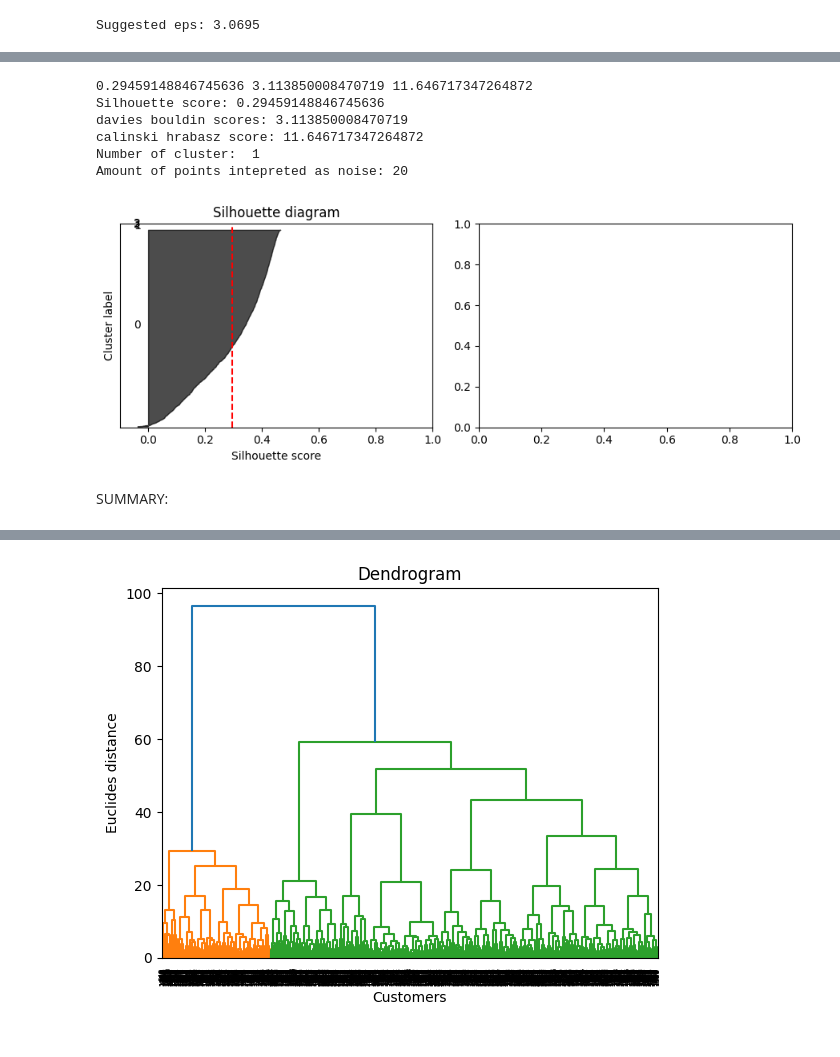
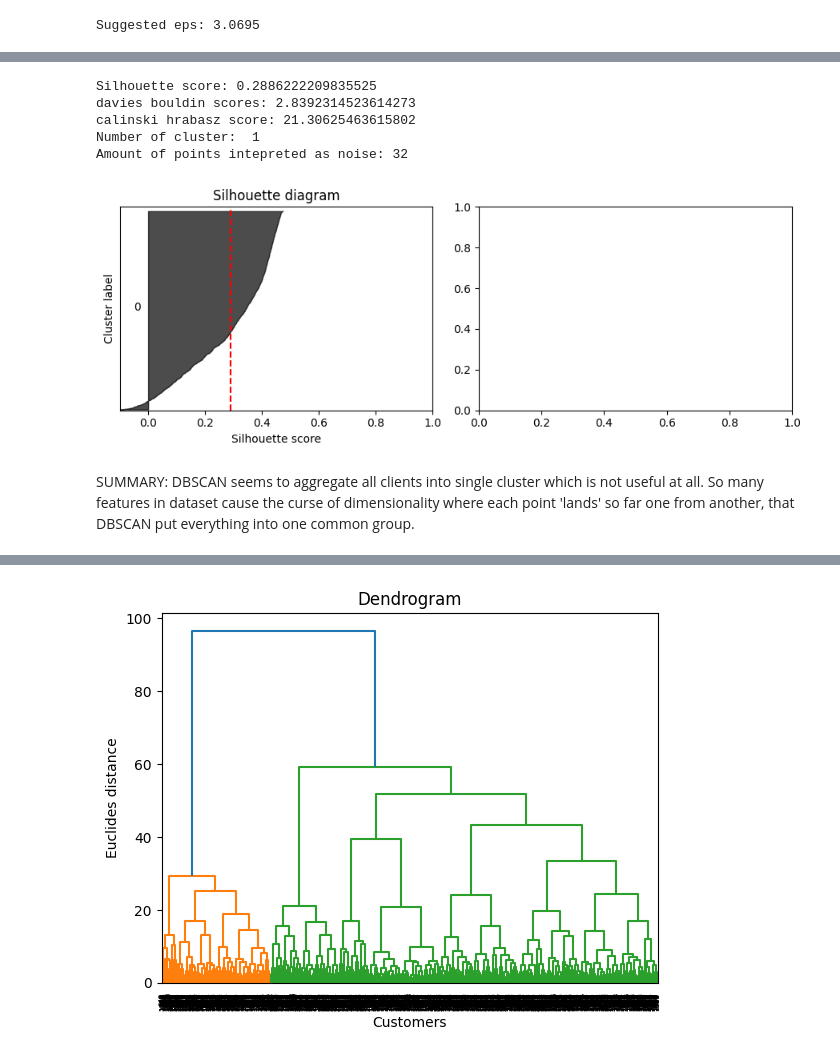
Before and after one commit to jancewicz/PJATK---Artificial-Intelligence-Postgraduate-Studies-, a Jupyter notebook: scikit-learn/pawel_jancewicz_pr7_2026/marketing_campaign/marketing_campaign.ipynb, the cells around one changed output, grey strips where cells are left out. Drawn from its saved outputs; the diff is of its cells as text; code cells hidden in the pictures.

```diff
--- a/scikit-learn/pawel_jancewicz_pr7_2026/marketing_campaign/marketing_campaign.ipynb
+++ b/scikit-learn/pawel_jancewicz_pr7_2026/marketing_campaign/marketing_campaign.ipynb
@@ -545,36 +543,34 @@ find_db_scan_hp(X_scaled=X_scaled, lower_bound=2.0, suggested_eps=distances[kl.e
 # %%
-labels = DBSCAN(min_samples=7, eps=3.10).fit_predict(X_scaled)
+labels = DBSCAN(min_samples=7, eps=3).fit_predict(X_scaled)
 
 ss = silhouette_score(X_scaled, labels)
 db = davies_bouldin_score(X_scaled, labels)
 ch = calinski_harabasz_score(X_scaled, labels)
 n_clusters = len(set(labels)) - (1 if -1 in labels else 0)
 
-print(ss, db, ch)
 print(f"Silhouette score: {ss}")
 print(f"davies bouldin scores: {db}")
 print(f"calinski hrabasz score: {ch}")
 
 print("Number of cluster: ", n_clusters)
 noise_points = np.sum(labels == -1)
 print(f"Amount of points intepreted as noise: {noise_points}")
 
 get_sillhouette_diagram(
     X=X_scaled,
     labels=labels,
-    n_clusters=4,
+    n_clusters=n_clusters,
     show_scatter=False,
 )
 # %% [output]
-0.29459148846745636 3.113850008470719 11.646717347264872
-Silhouette score: 0.29459148846745636
-davies bouldin scores: 3.113850008470719
-calinski hrabasz score: 11.646717347264872
+Silhouette score: 0.2886222209835525
+davies bouldin scores: 2.8392314523614273
+calinski hrabasz score: 21.30625463615802
 Number of cluster:  1
-Amount of points intepreted as noise: 20
+Amount of points intepreted as noise: 32
-[figure, old version]
+[figure, new version]
 # %% [markdown]
-SUMMARY:
+SUMMARY: DBSCAN seems to aggregate all clients into single cluster which is not useful at all. So many features in dataset cause the curse of dimensionality where each point 'lands' so far one from another, that DBSCAN put everything into one common group.
 # %%
 # Zadanie 4
 mall_df = df.copy()
```
Also changed, not shown: parts of 19 cells of this notebook.
